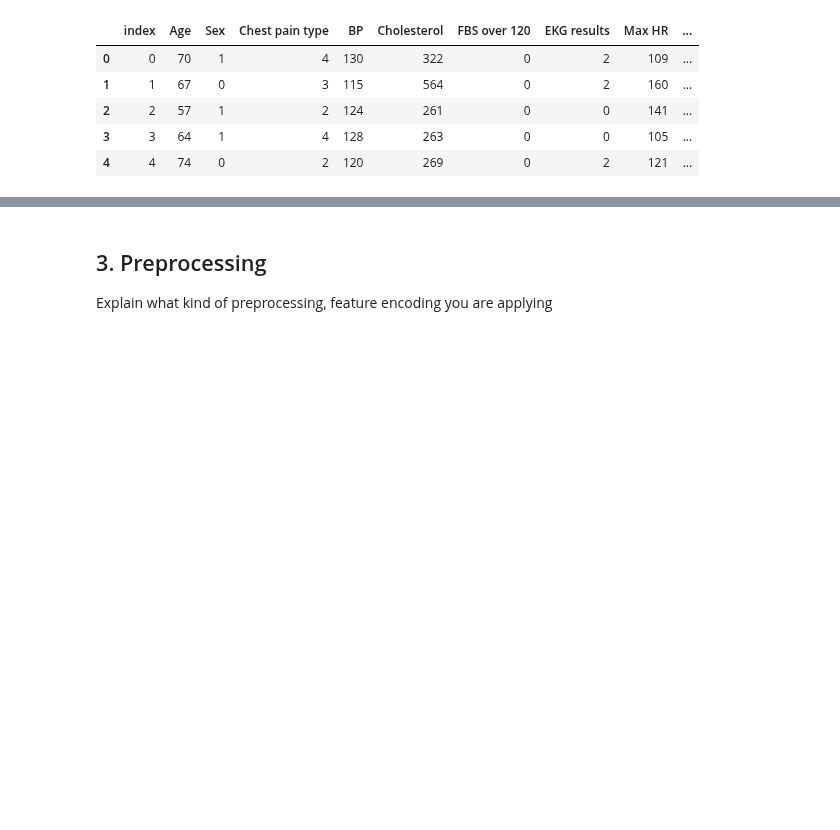
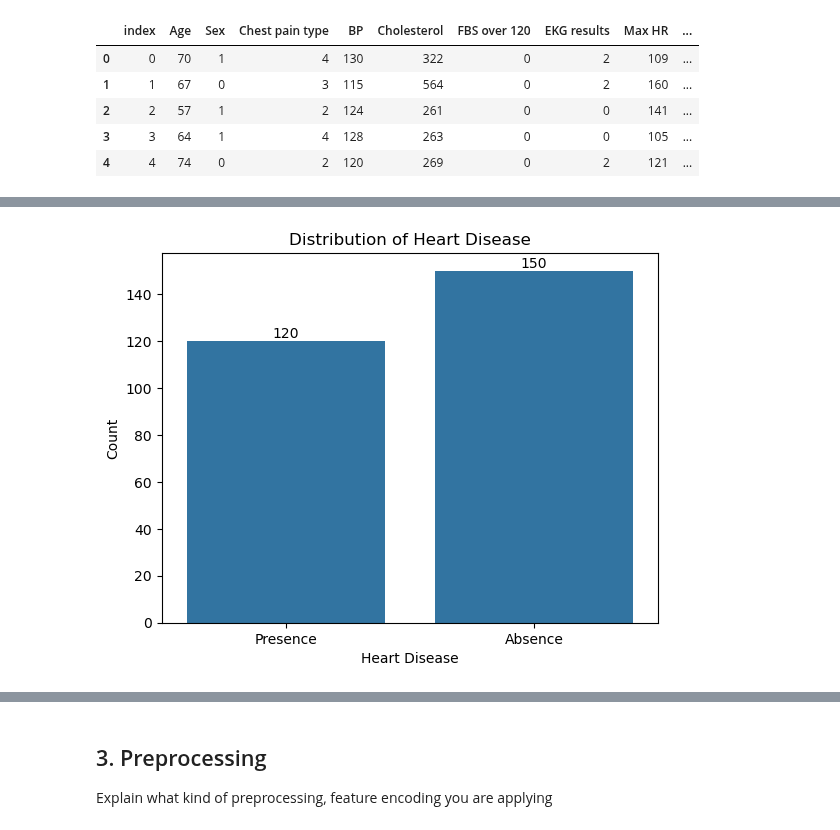
Before and after one commit to micheleishere/CO2, a Jupyter notebook: Project_CO2_main.ipynb, the cells around one changed output, grey strips where cells are left out. Saved outputs shown, nothing was run; the diff lists cells and outputs as text; code cells hidden in the pictures; blank space fills up the shorter version.

```diff
--- a/Project_CO2_main.ipynb
+++ b/Project_CO2_main.ipynb
@@ -45,0 +171,15 @@ heart_data.head()
+# %%
+
+#countplot for only the presence or absence of heart disease
+disease_plot = sns.countplot(x="Heart Disease", data=heart_data)
+
+
+for container in disease_plot.containers:
+    disease_plot.bar_label(container)
+
+plt.xlabel("Heart Disease")
+plt.ylabel("Count")
+plt.title("Distribution of Heart Disease")
+plt.show()
+# %% [output]
+[figure, added]
```
Also changed, not shown: parts of 12 cells of this notebook, 1 other file.
